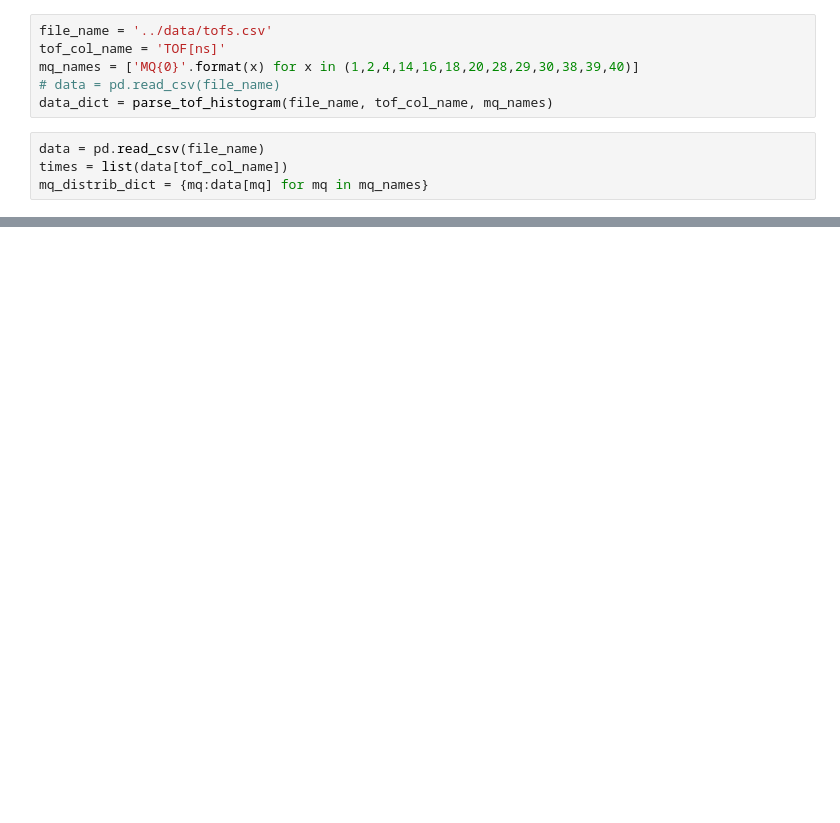
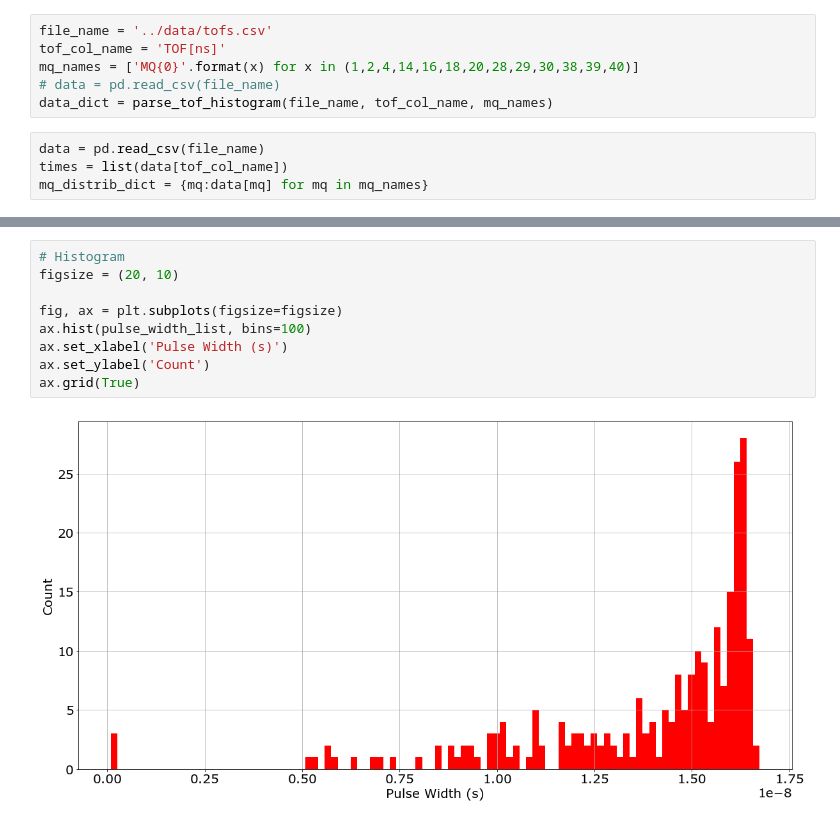
Before and after one commit to iiSmiley/span-ion-code, a Jupyter notebook: scratchpad_ll.ipynb, the cells around one changed output, grey strips where cells are left out. Drawn from its saved outputs; the diff is of its cells as text; blank space fills up the shorter version.

```diff
--- a/scratchpad_ll.ipynb
+++ b/scratchpad_ll.ipynb
@@ -101,0 +109,11 @@ ax.set_xlim(xlim);
+# %%
+# Histogram
+figsize = (20, 10)
+
+fig, ax = plt.subplots(figsize=figsize)
+ax.hist(pulse_width_list, bins=100)
+ax.set_xlabel('Pulse Width (s)')
+ax.set_ylabel('Count')
+ax.grid(True)
+# %% [output]
+[figure, added]
```
Also changed, not shown: parts of 7 cells of this notebook, 8 other files.
